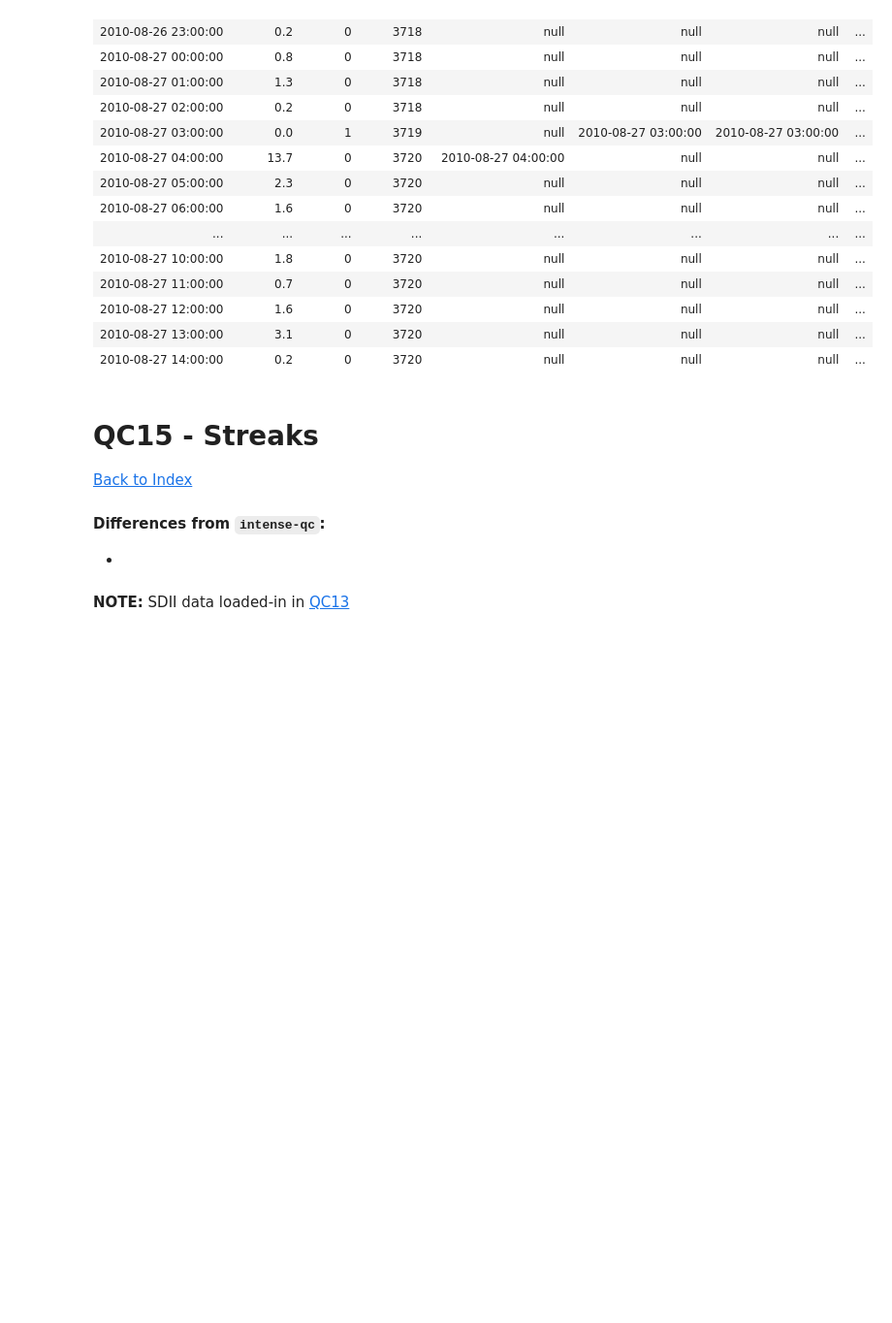
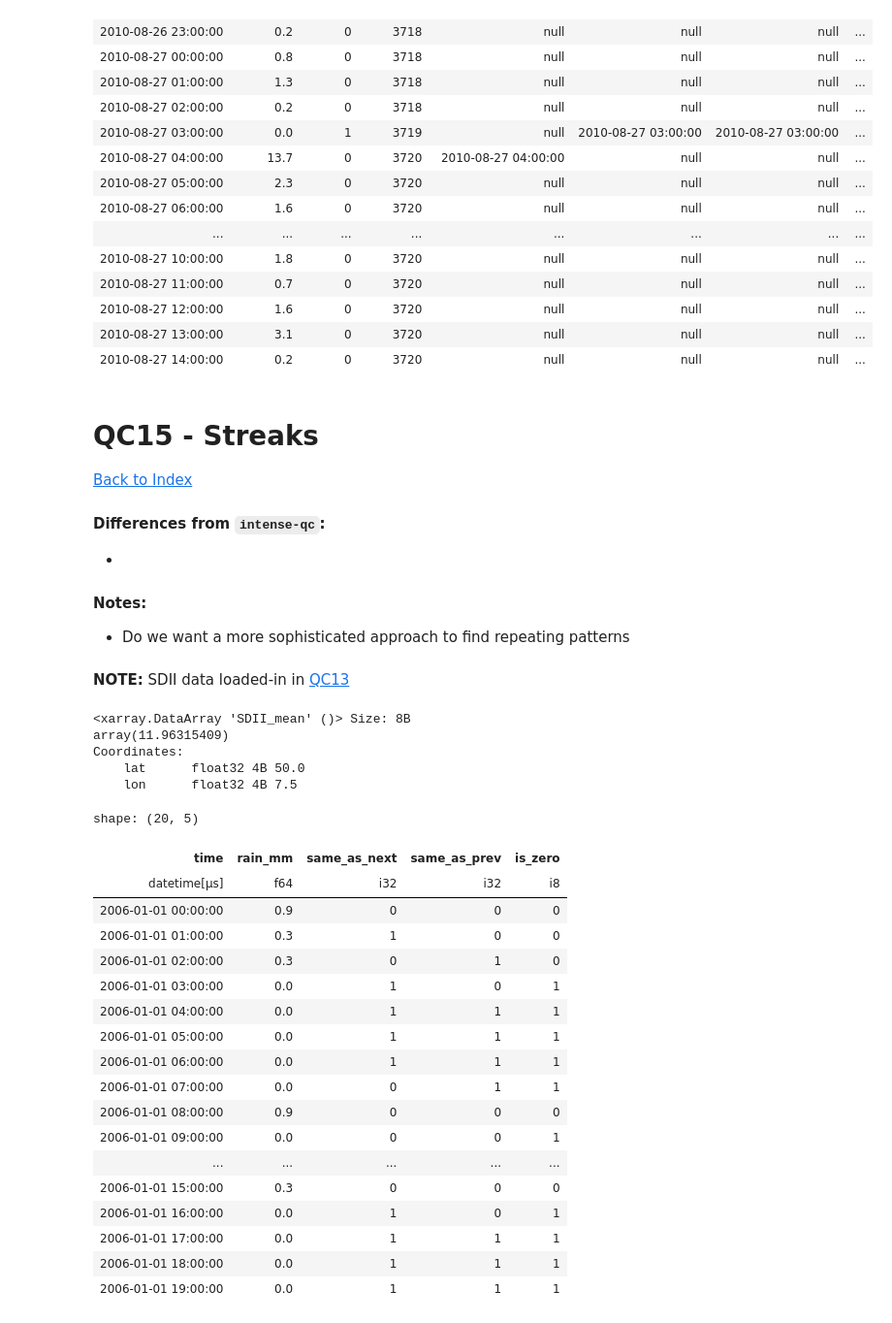
Before and after one commit to Thomasjkeel/RainfallQC-notebooks, a Jupyter notebook: notebooks/timeseries_checks.ipynb, the cells around one changed output. Shown at 97% size. Drawn from its saved outputs; the diff is of its cells as text; code cells hidden in the pictures; blank space fills up the shorter version.

```diff
--- a/notebooks/timeseries_checks.ipynb
+++ b/notebooks/timeseries_checks.ipynb
@@ -634,5 +636,63 @@ shape: (18, 11)
 
 #### Differences from `intense-qc`:
 -
+
+#### Notes:
+- Do we want a more sophisticated approach to find repeating patterns
 # %% [markdown]
 **NOTE:** SDII data loaded-in in [QC13](#qc13---daily-accumulations)
+# %%
+possible_accumulation_threshold
+# %% [output]
+<xarray.DataArray 'SDII_mean' ()> Size: 8B
+array(11.96315409)
+Coordinates:
+    lat      float32 4B 50.0
+    lon      float32 4B 7.5
+# %%
+## Get values that are same as next and previous values
+gauge_data_sames = gauge_data.with_columns(
+    (
+    pl.when(pl.col(rain_col) == pl.col(rain_col).shift(-1))
+    .then(1)
+    .otherwise(0)
+    .alias('same_as_next')
+    ),
+    (
+    pl.when(pl.col(rain_col) == pl.col(rain_col).shift(1))
+    .then(1)
+    .otherwise(0)
+    .alias('same_as_prev')
+    )
+)
+# %%
+# Step 1: Detect streaks of consecutive zeros
+gauge_data_zeros = gauge_data_sames.with_columns(
+    (pl.col(rain_col) == 0).cast(pl.Int8()).alias("is_zero")
+)
+
+# gauge_data_zeros_groups =  gauge_data_zeros.with_columns(
+#     (pl.col("is_zero").diff().fill_null(0) != 0).cum_sum().alias("group_id")
+# )
+# %%
+gauge_data_zeros.head(20)
+# %% [output]
+shape: (20, 5)
+| time | rain_mm | same_as_next | same_as_prev | is_zero |
+| datetime[μs] | f64 | i32 | i32 | i8 |
+| 2006-01-01 00:00:00 | 0.9 | 0 | 0 | 0 |
+| 2006-01-01 01:00:00 | 0.3 | 1 | 0 | 0 |
+| 2006-01-01 02:00:00 | 0.3 | 0 | 1 | 0 |
+| 2006-01-01 03:00:00 | 0.0 | 1 | 0 | 1 |
+| 2006-01-01 04:00:00 | 0.0 | 1 | 1 | 1 |
+| 2006-01-01 05:00:00 | 0.0 | 1 | 1 | 1 |
+| 2006-01-01 06:00:00 | 0.0 | 1 | 1 | 1 |
+| 2006-01-01 07:00:00 | 0.0 | 0 | 1 | 1 |
+| 2006-01-01 08:00:00 | 0.9 | 0 | 0 | 0 |
+| 2006-01-01 09:00:00 | 0.0 | 0 | 0 | 1 |
+| ... | ... | ... | ... | ... |
+| 2006-01-01 15:00:00 | 0.3 | 0 | 0 | 0 |
+| 2006-01-01 16:00:00 | 0.0 | 1 | 0 | 1 |
+| 2006-01-01 17:00:00 | 0.0 | 1 | 1 | 1 |
+| 2006-01-01 18:00:00 | 0.0 | 1 | 1 | 1 |
+| 2006-01-01 19:00:00 | 0.0 | 1 | 1 | 1 |
```
Also changed, not shown: parts of 6 cells of this notebook.
